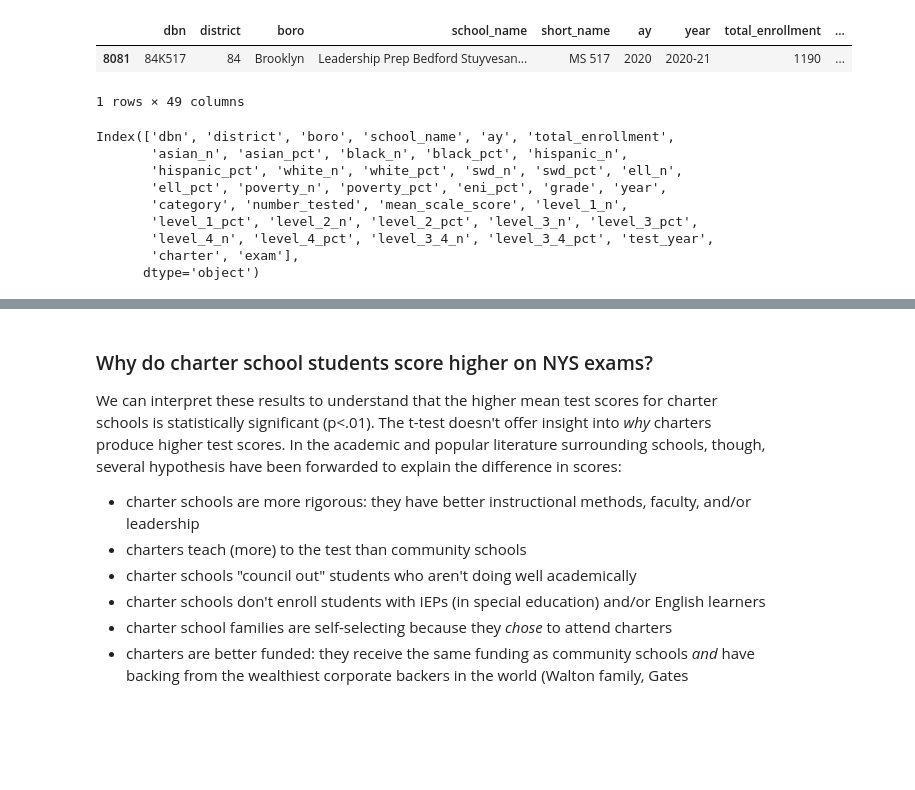
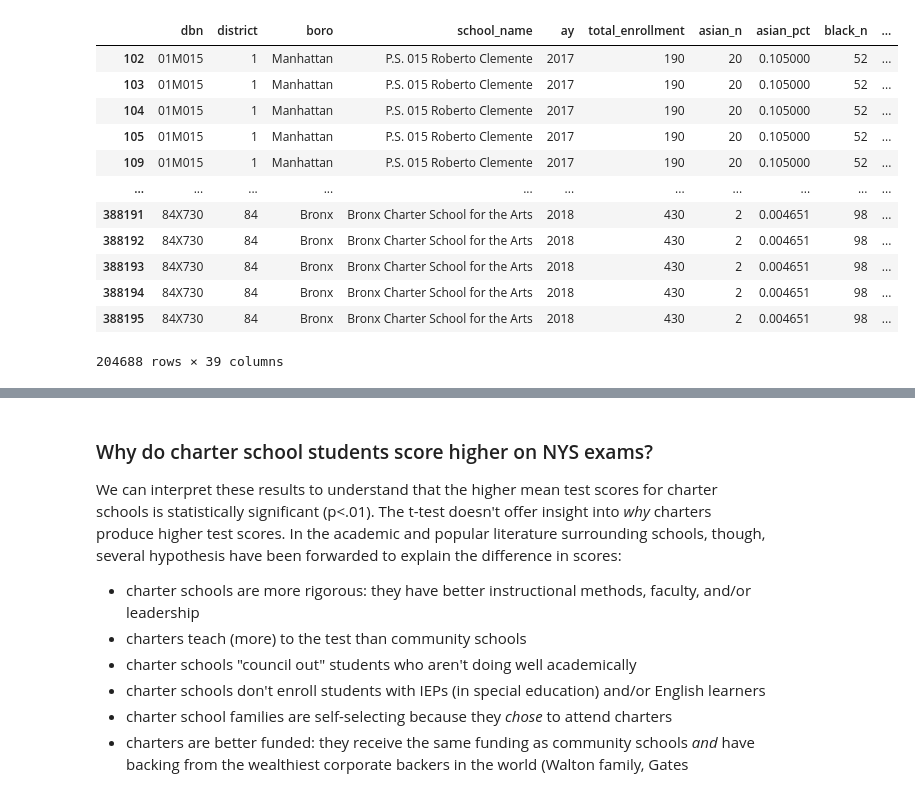
Before and after one commit to adelphi-ed-tech/nycschools, a Jupyter notebook: nb/charter-vs-community.ipynb, the cells around one changed output, grey strips where cells are left out. Saved outputs shown, nothing was run; the diff lists cells and outputs as text; code cells hidden in the pictures; blank space fills up the shorter version.

```diff
--- a/nb/charter-vs-community.ipynb
+++ b/nb/charter-vs-community.ipynb
@@ -17,28 +17,29 @@ from school_data import schools, exams, ui
 # %%
 demo = schools.load_school_demographics()
 tests = exams.load_math_ela_long()
-
-schools.search(demo, "uncommon")
-# %% [output]
-|  | dbn | district | boro | school_name | short_name | ay | year | total_enrollment | ... |
-| 8081 | 84K517 | 84 | Brooklyn | Leadership Prep Bedford Stuyvesan... | MS 517 | 2020 | 2020-21 | 1190 | ... |
-1 rows × 49 columns
 # %%
 df = demo[schools.demo.core_cols].merge(tests, how="inner", on=["dbn", "ay"])
-df = df[df["mean_scale_score"].notnull()]
-df = df.query("ay > 2016") # they changed the test scores, so can't really be compared
-df.charter = df.charter.map({True:1, False:0})
-df.columns
+df = df[df.mean_scale_score.notnull()]
+# they changed the test scoring in 2017, so can't really be compared to earlier years
+df = df[df.ay > 2016]
+
+# use the district code for charter, and make an int rather than boolean
+df.charter = df.district.apply(lambda x: 1 if x == 84 else 0)
+df
 # %% [output]
+|  | dbn | district | boro | school_name | ay | total_enrollment | asian_n | asian_pct | black_n | ... |
+| 102 | 01M015 | 1 | Manhattan | P.S. 015 Roberto Clemente | 2017 | 190 | 20 | 0.105000 | 52 | ... |
+| 103 | 01M015 | 1 | Manhattan | P.S. 015 Roberto Clemente | 2017 | 190 | 20 | 0.105000 | 52 | ... |
+| 104 | 01M015 | 1 | Manhattan | P.S. 015 Roberto Clemente | 2017 | 190 | 20 | 0.105000 | 52 | ... |
+| 105 | 01M015 | 1 | Manhattan | P.S. 015 Roberto Clemente | 2017 | 190 | 20 | 0.105000 | 52 | ... |
+| 109 | 01M015 | 1 | Manhattan | P.S. 015 Roberto Clemente | 2017 | 190 | 20 | 0.105000 | 52 | ... |
+| ... | ... | ... | ... | ... | ... | ... | ... | ... | ... | ... |
+| 388191 | 84X730 | 84 | Bronx | Bronx Charter School for the Arts | 2018 | 430 | 2 | 0.004651 | 98 | ... |
+| 388192 | 84X730 | 84 | Bronx | Bronx Charter School for the Arts | 2018 | 430 | 2 | 0.004651 | 98 | ... |
+| 388193 | 84X730 | 84 | Bronx | Bronx Charter School for the Arts | 2018 | 430 | 2 | 0.004651 | 98 | ... |
+| 388194 | 84X730 | 84 | Bronx | Bronx Charter School for the Arts | 2018 | 430 | 2 | 0.004651 | 98 | ... |
+| 388195 | 84X730 | 84 | Bronx | Bronx Charter School for the Arts | 2018 | 430 | 2 | 0.004651 | 98 | ... |
-Index(['dbn', 'district', 'boro', 'school_name', 'ay', 'total_enrollment',
-       'asian_n', 'asian_pct', 'black_n', 'black_pct', 'hispanic_n',
-       'hispanic_pct', 'white_n', 'white_pct', 'swd_n', 'swd_pct', 'ell_n',
-       'ell_pct', 'poverty_n', 'poverty_pct', 'eni_pct', 'grade', 'year',
-       'category', 'number_tested', 'mean_scale_score', 'level_1_n',
-       'level_1_pct', 'level_2_n', 'level_2_pct', 'level_3_n', 'level_3_pct',
-       'level_4_n', 'level_4_pct', 'level_3_4_n', 'level_3_4_pct', 'test_year',
-       'charter', 'exam'],
-      dtype='object')
+204688 rows × 39 columns
 # %%
 # T test
 pub = df.query("charter == 0 and district <= 32")
```
Also changed, not shown: parts of 3 cells of this notebook.
